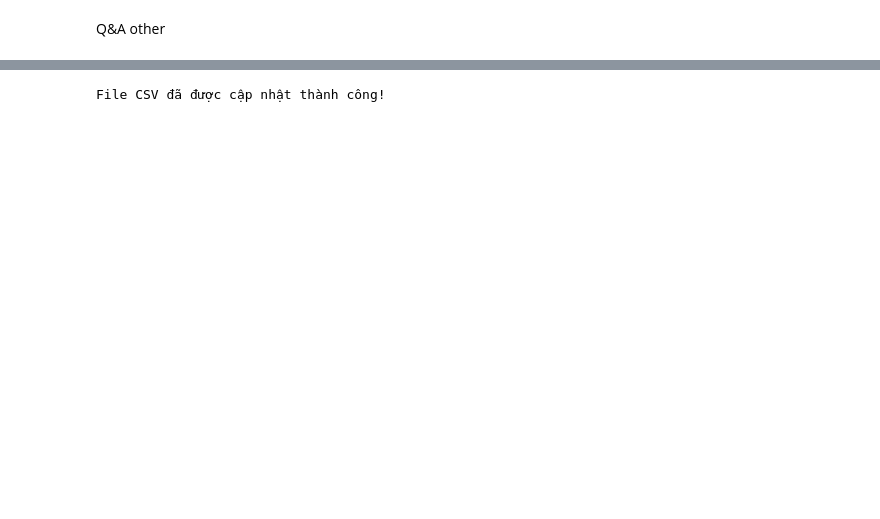
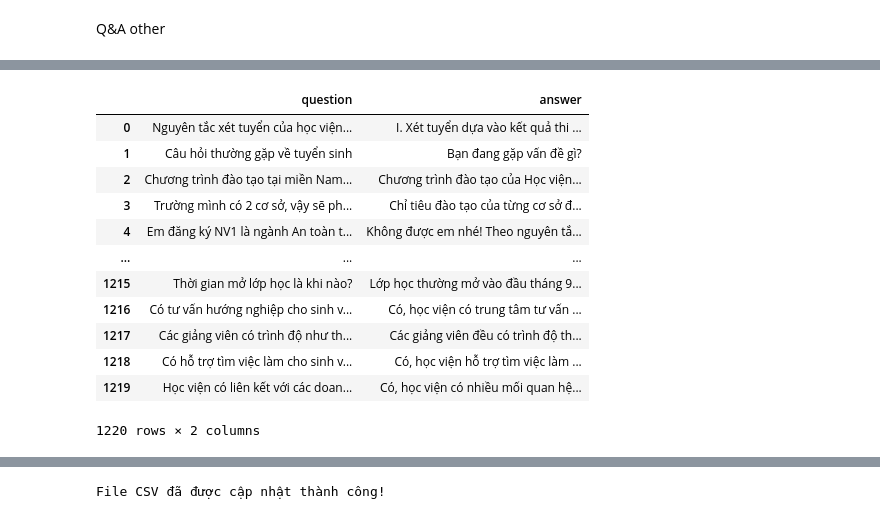
Before and after one commit to NguyenVanDuc0405/retrieval_chatbots, a Jupyter notebook: preprocess.ipynb, the cells around one changed output, grey strips where cells are left out. Drawn from its saved outputs; the diff is of its cells as text; code cells hidden in the pictures; blank space fills up the shorter version.

```diff
--- a/preprocess.ipynb
+++ b/preprocess.ipynb
@@ -340,7 +340,7 @@ Ngành Quan hệ công chúng (ngành Marketing) xét tuyển theo tổ hợp: A
 import pandas as pd
 
 # Đọc file JSON
-df = pd.read_json('data\\tuyensinh_2024\\chi_tieu_BVS.json')
+df = pd.read_json('documents\\tuyensinh_2024\\chi_tieu_BVS.json')
 
 for temp in df.data:
     q6 = temp['nganhHoc']['tenNganh'] + " xét tuyển theo tổ hợp nào?"
@@ -2751,3 +2904,66 @@ data_frame
+# %%
+additional_data = {
+    "question": [
+        "Thời gian nộp hồ sơ tuyển sinh là khi nào?",
+        "Điều kiện tuyển sinh vào học viện là gì?",
+        "Có cần thi đầu vào tiếng anh không?",
+        "Học viện có chương trình học bổng không?",
+        "Thời gian đào tạo cho mỗi ngành là bao lâu?",
+        "Các hình thức xét tuyển là gì?",
+        "Học phí của các ngành học là bao nhiêu?",
+        "Học viện có cơ sở vật chất như thế nào?",
+        "Có chương trình thực tập cho sinh viên không?",
+        "Sinh viên có thể làm gì sau khi tốt nghiệp?",
+        "Có thể thay đổi ngành học sau khi nhập học không?",
+        "Học viện có tổ chức các hoạt động ngoại khóa không?",
+        "Có thể đăng ký trực tuyến không?",
+        "Thời gian mở lớp học là khi nào?",
+        "Có tư vấn hướng nghiệp cho sinh viên không?",
+        "Các giảng viên có trình độ như thế nào?",
+        "Có hỗ trợ tìm việc làm cho sinh viên sau khi tốt nghiệp không?",
+        "Học viện có liên kết với các doanh nghiệp không?"
+    ],
+    "answer": [
+        "Thời gian nộp hồ sơ tuyển sinh từ khoảng tháng 5 đến tháng 8 hàng năm.",
+        "Điều kiện tuyển sinh bao gồm tốt nghiệp THPT và đạt điểm xét tuyển theo quy định.",
+        "Có, học viện yêu cầu thi đầu vào tiếng anh cho một số ngành.",
+        "Có 3 loại học bổng là: học bổng đặc biệt, học bổng toàn phần và học bổng cho thí sinh đạt thành tích cao",
+        "Thời gian đào tạo trung bình cho mỗi ngành là 4 năm.",
+        "Có 4 hình thức xét tuyển: xét tuyển dựa trên kết quả thi THPT, xét tuyển tài năng, xét tuyển kết hợp và xét tuyển dựa vào kết quả thi đánh giá năng lực, tư duy.",
+        "Học phí tùy theo từng ngành, trung bình khoảng 33.000.000đ đến 35.000.000đ/1 năm cho hệ thường, chất lượng cao > 40.000.000đ/1 năm",
+        "Học viện có cơ sở vật chất hiện đại với phòng lab, thư viện và khu thể thao.",
+        "Học viện tổ chức chương trình thực tập tại các doanh nghiệp đối tác.",
+        "Sinh viên có thể làm việc trong nhiều lĩnh vực như IT, kinh tế, quản lý, và kỹ thuật.",
+        "Sinh viên có thể đăng ký chuyển ngành trong thời gian quy định.",
+        "Học viện tổ chức nhiều hoạt động ngoại khóa như câu lạc bộ, hội thảo.",
+        "Sinh viên có thể đăng ký trực tuyến thông qua website của học viện.",
+        "Lớp học chính thường mở vào giữa tháng 8 hàng năm. Ngoài ra còn có kỳ hè và kỳ đông, bạn có thể đăng ký học lại hoặc học cải thiện trong thời gian này",
+        "Học viện có trung tâm tư vấn hướng nghiệp cho sinh viên.",
+        "Các giảng viên đều có trình độ thạc sĩ trở lên và nhiều kinh nghiệm giảng dạy.",
+        "Học viện hỗ trợ tìm việc làm cho sinh viên thông qua các chương trình kết nối doanh nghiệp.",
+        "Học viện có nhiều mối quan hệ với các doanh nghiệp trong và ngoài nước."
+    ]
+}
+# Tạo DataFrame từ dữ liệu bổ sung
+additional_df = pd.DataFrame(additional_data)
+
+# Gộp với DataFrame chính nếu cần
+df = pd.concat([data_frame, additional_df], ignore_index=True)
+df
+# %% [output]
+|  | question | answer |
+| 0 | Nguyên tắc xét tuyển của học viện... | I. Xét tuyển dựa vào kết quả thi ... |
+| 1 | Câu hỏi thường gặp về tuyển sinh | Bạn đang gặp vấn đề gì? |
+| 2 | Chương trình đào tạo tại miền Nam... | Chương trình đào tạo của Học viện... |
+| 3 | Trường mình có 2 cơ sở, vậy sẽ ph... | Chỉ tiêu đào tạo của từng cơ sở đ... |
+| 4 | Em đăng ký NV1 là ngành An toàn t... | Không được em nhé! Theo nguyên tắ... |
+| ... | ... | ... |
+| 1215 | Thời gian mở lớp học là khi nào? | Lớp học thường mở vào đầu tháng 9... |
+| 1216 | Có tư vấn hướng nghiệp cho sinh v... | Có, học viện có trung tâm tư vấn ... |
+| 1217 | Các giảng viên có trình độ như th... | Các giảng viên đều có trình độ th... |
+| 1218 | Có hỗ trợ tìm việc làm cho sinh v... | Có, học viện hỗ trợ tìm việc làm ... |
+| 1219 | Học viện có liên kết với các doan... | Có, học viện có nhiều mối quan hệ... |
+1220 rows × 2 columns
 # %%
 data_frame = pd.DataFrame(data)
 df_unique = data_frame.drop_duplicates(subset=['question'])
```
Also changed, not shown: parts of 58 cells of this notebook, 2 other files.
